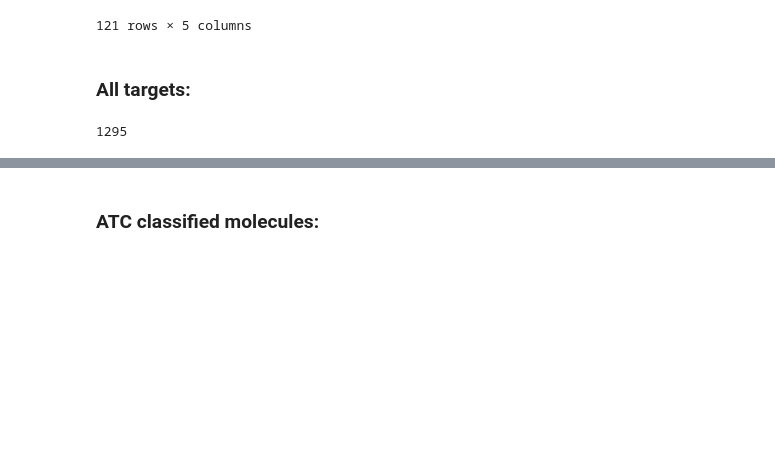
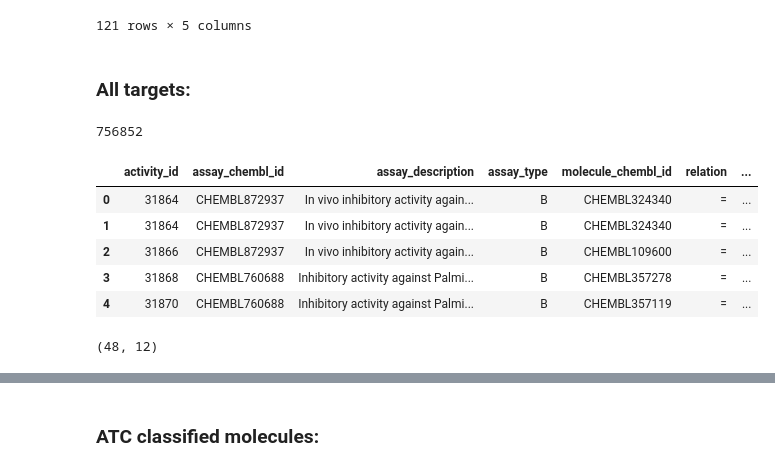
Before and after one commit to volkamerlab/KinaseFocusedFragmentLibrary, a Jupyter notebook: kinase_focused_fragment_library/analysis/ligand_analysis/chembl_molecule_details.ipynb, the cells around one changed output, grey strips where cells are left out. Drawn from its saved outputs; the diff is of its cells as text; code cells hidden in the pictures; blank space fills up the shorter version.

```diff
--- a/kinase_focused_fragment_library/analysis/ligand_analysis/chembl_molecule_details.ipynb
+++ b/kinase_focused_fragment_library/analysis/ligand_analysis/chembl_molecule_details.ipynb
@@ -74,4 +68,29 @@ for chembl_id in details.chembl_id:
+# %%
+activities = activity.filter(molecule_chembl_id_in = list(details.chembl_id),
+                             type = 'IC50',
+                             relation = '=',
+                             assay_type = 'B') \
+                    .only('activity_id','assay_chembl_id', 'assay_description', 'assay_type', \
+                        'molecule_chembl_id', 'type', 'units', 'relation', 'value', \
+                        'target_chembl_id', 'target_organism', 'target_pref_name')
 # %%
-len(targets)
+len(activities)
 # %% [output]
-1295
+756852
+# %%
+# TO DO: run for all activities
+bioact_df = pd.DataFrame.from_records(activities[:50])
+bioact_df.head()
+# %% [output]
+|  | activity_id | assay_chembl_id | assay_description | assay_type | molecule_chembl_id | relation | ... |
+| 0 | 31864 | CHEMBL872937 | In vivo inhibitory activity again... | B | CHEMBL324340 | = | ... |
+| 1 | 31864 | CHEMBL872937 | In vivo inhibitory activity again... | B | CHEMBL324340 | = | ... |
+| 2 | 31866 | CHEMBL872937 | In vivo inhibitory activity again... | B | CHEMBL109600 | = | ... |
+| 3 | 31868 | CHEMBL760688 | Inhibitory activity against Palmi... | B | CHEMBL357278 | = | ... |
+| 4 | 31870 | CHEMBL760688 | Inhibitory activity against Palmi... | B | CHEMBL357119 | = | ... |
+# %%
+# keep only molar units
+bioact_df = bioact_df.drop(bioact_df.index[~bioact_df.units.str.contains('M')])
+bioact_df.shape
+# %% [output]
+(48, 12)
```
Also changed, not shown: parts of 17 cells of this notebook, 1 other file.
